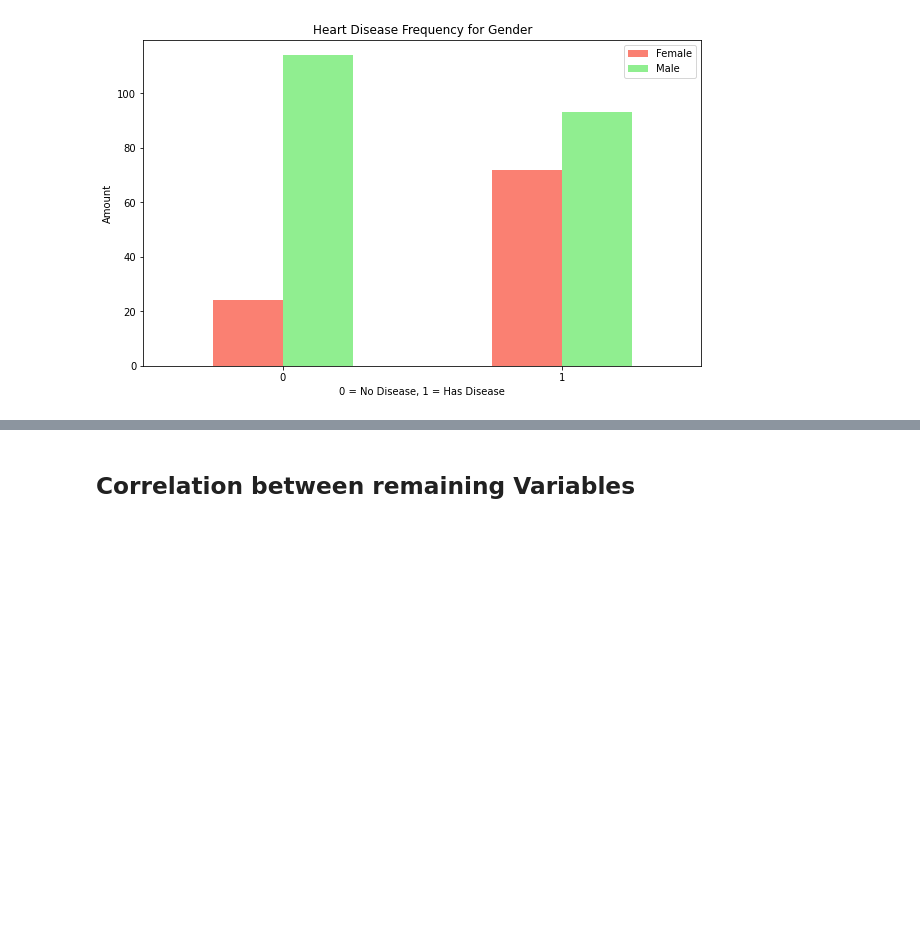
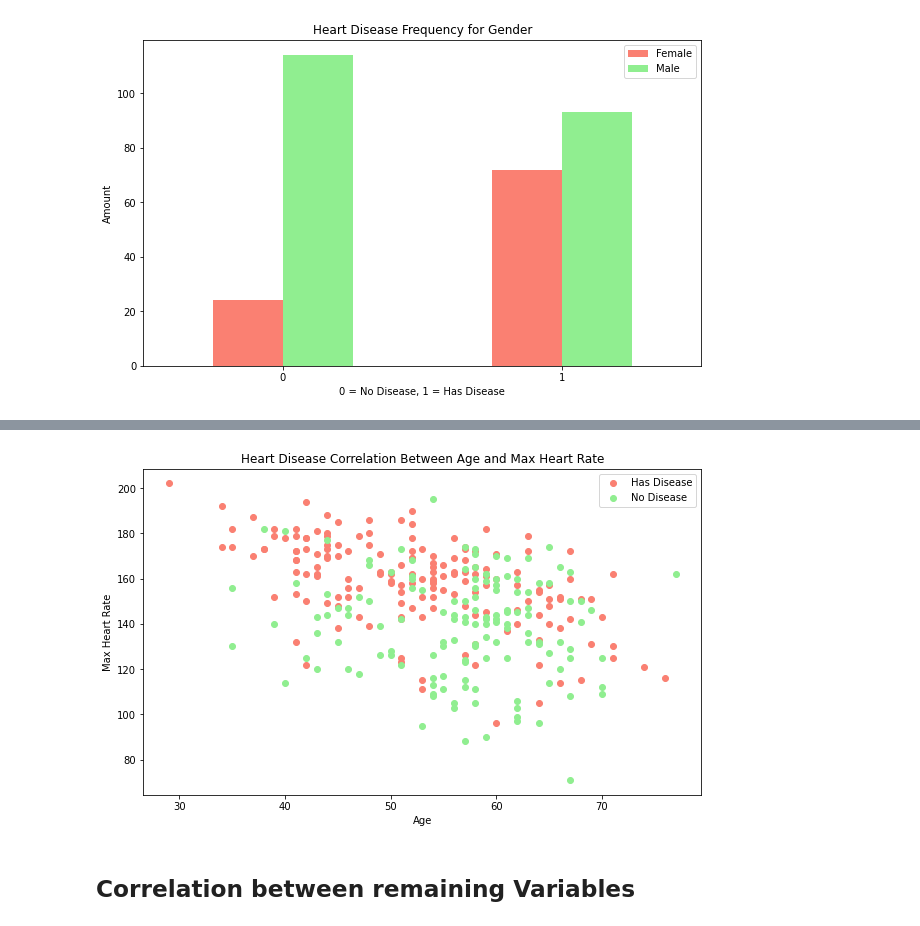
Before and after one commit to VirajShah30/Heart-Disease-Detection-using-Machine-Learning, a Jupyter notebook: Heart_Disease_Detection.ipynb, the cells around one changed output, grey strips where cells are left out. Saved outputs shown, nothing was run; the diff lists cells and outputs as text; code cells hidden in the pictures; blank space fills up the shorter version.

```diff
--- a/Heart_Disease_Detection.ipynb
+++ b/Heart_Disease_Detection.ipynb
@@ -127,3 +133,20 @@ plt.xticks(rotation=0);
+# %%
+plt.figure(figsize=(10,6))
+
+plt.scatter(df.age[df.target==1],
+            df.thalach[df.target==1],
+            c="salmon");
+
+plt.scatter(df.age[df.target==0],
+            df.thalach[df.target==0],
+            c="lightgreen");
+
+plt.title("Heart Disease Correlation Between Age and Max Heart Rate")
+plt.xlabel("Age")
+plt.legend(["Has Disease", "No Disease"])
+plt.ylabel("Max Heart Rate");
+# %% [output]
+[figure, added]
 # %% [markdown]
 ## **Correlation between remaining Variables**
 # %%
```
Also changed, not shown: parts of 2 cells of this notebook.
